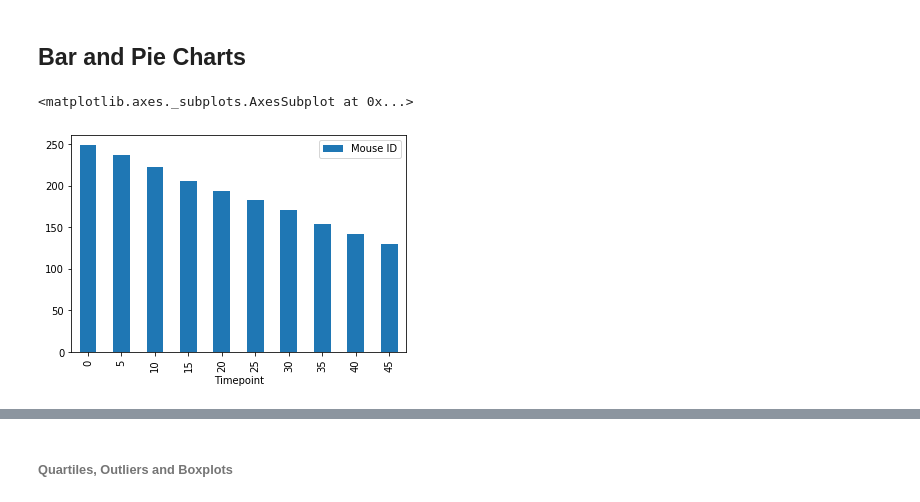
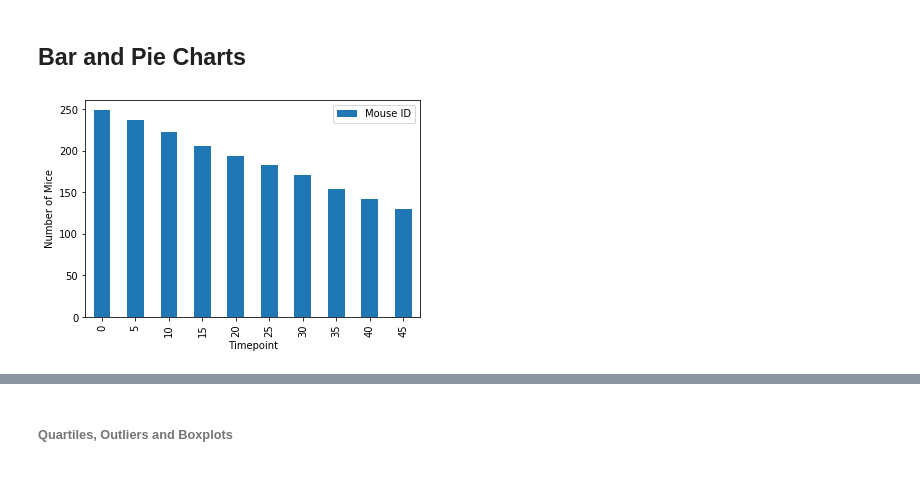
Before and after one commit to quickbarn/Matplotlib-challenge, a Jupyter notebook: Pymaceuticals/pymaceuticals_starter.ipynb, the cells around one changed output, grey strips where cells are left out. Saved outputs shown, nothing was run; the diff lists cells and outputs as text; code cells hidden in the pictures.

```diff
--- a/Pymaceuticals/pymaceuticals_starter.ipynb
+++ b/Pymaceuticals/pymaceuticals_starter.ipynb
@@ -146,10 +151,11 @@ regimen_df
 # %%
 # Generate a bar plot showing the total number of mice for each treatment throughout the course of the study using pandas.
 unique_bar = unique_merge_df.groupby(["Timepoint"], as_index=False).count()
 unique_bar.plot(kind = 'bar', x="Timepoint", y = "Mouse ID")
+plt.ylabel("Number of Mice")
+plt.show()
 # %% [output]
-<matplotlib.axes._subplots.AxesSubplot at 0x...>
-[figure, old version]
+[figure, new version]
 # %%
 # Generate a bar plot showing the total number of mice for each treatment throughout the course of the study using pyplot.
 x_axis = unique_bar['Timepoint']
```
Also changed, not shown: parts of 8 cells of this notebook.
